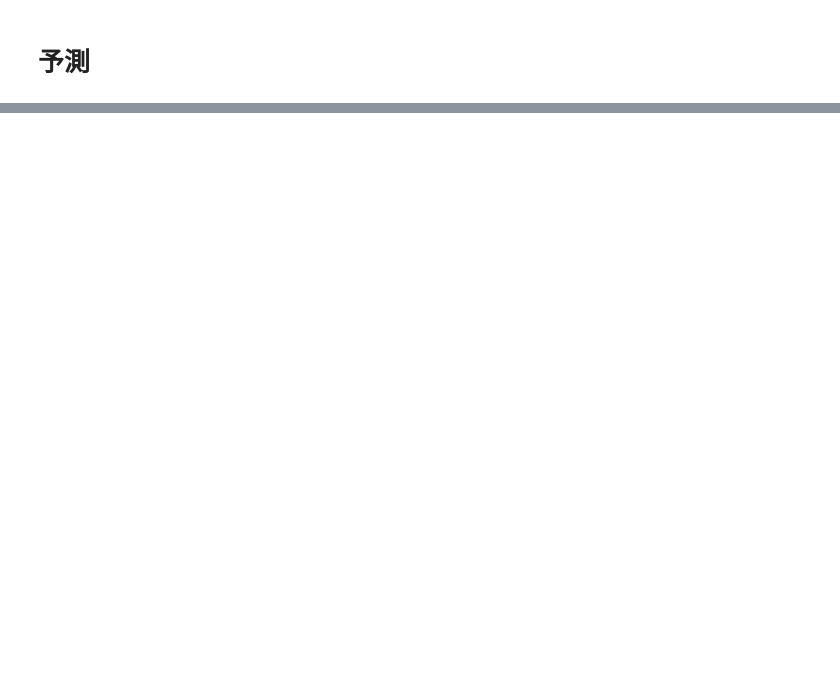
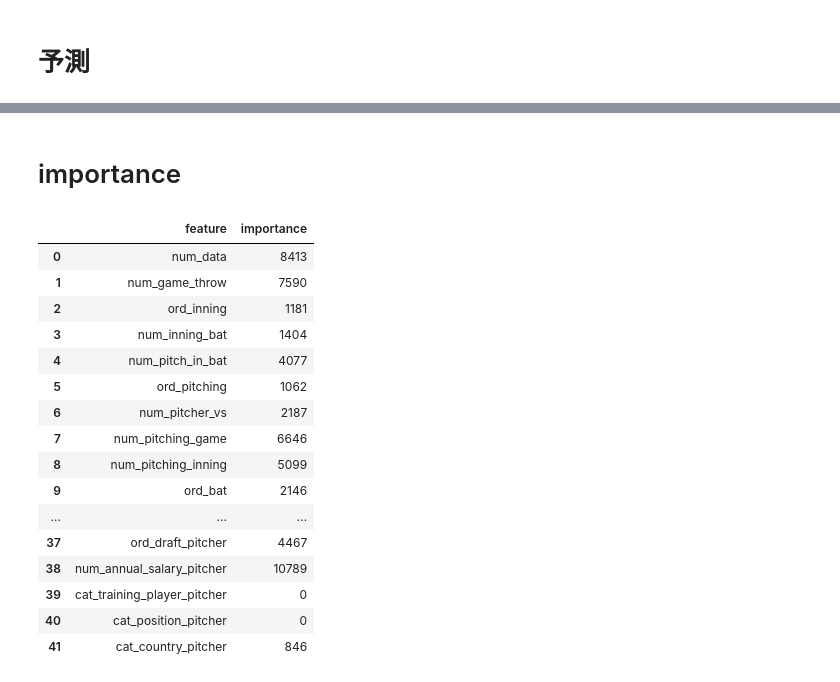
Before and after one commit to taka-kawa/signate_hiroshima_bb, a Jupyter notebook: ball_type/v4.ipynb, the cells around one changed output, grey strips where cells are left out. Saved outputs shown, nothing was run; the diff lists cells and outputs as text; code cells hidden in the pictures; blank space fills up the shorter version.

```diff
--- a/ball_type/v4.ipynb
+++ b/ball_type/v4.ipynb
@@ -191,3 +196,5 @@ final_result = softmax(final_result, axis=1)
 df_submit = pd.concat([df_smp[0], pd.DataFrame(final_result)], axis=1).reset_index(drop=True)
 df_submit.columns = range(df_submit.shape[1])
 df_submit.to_csv("submits/v4.csv", index=False, header=False)
+# %% [markdown]
+# importance
@@ -193,0 +205,23 @@ df_submit.to_csv("submits/v4.csv", index=False, header=False)
+# %%
+imp = pd.DataFrame(
+    {"feature": train_x.keys(),
+     "importance": models[0].feature_importance()})
+imp
+# %% [output]
+|  | feature | importance |
+| 0 | num_data | 8413 |
+| 1 | num_game_throw | 7590 |
+| 2 | ord_inning | 1181 |
+| 3 | num_inning_bat | 1404 |
+| 4 | num_pitch_in_bat | 4077 |
+| 5 | ord_pitching | 1062 |
+| 6 | num_pitcher_vs | 2187 |
+| 7 | num_pitching_game | 6646 |
+| 8 | num_pitching_inning | 5099 |
+| 9 | ord_bat | 2146 |
+| ... | ... | ... |
+| 37 | ord_draft_pitcher | 4467 |
+| 38 | num_annual_salary_pitcher | 10789 |
+| 39 | cat_training_player_pitcher | 0 |
+| 40 | cat_position_pitcher | 0 |
+| 41 | cat_country_pitcher | 846 |
```
Also changed, not shown: parts of 6 cells of this notebook.
